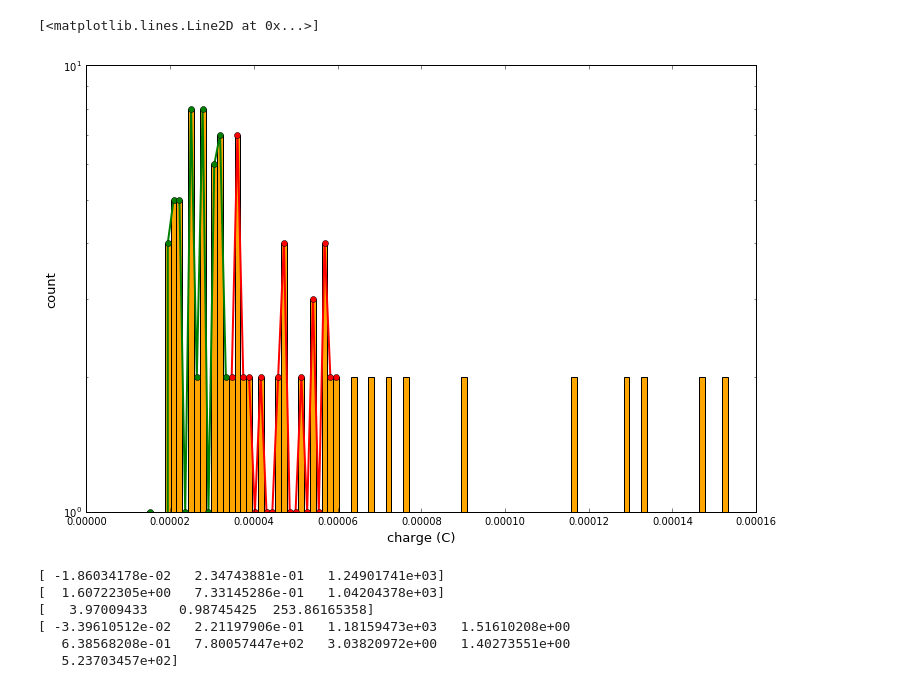
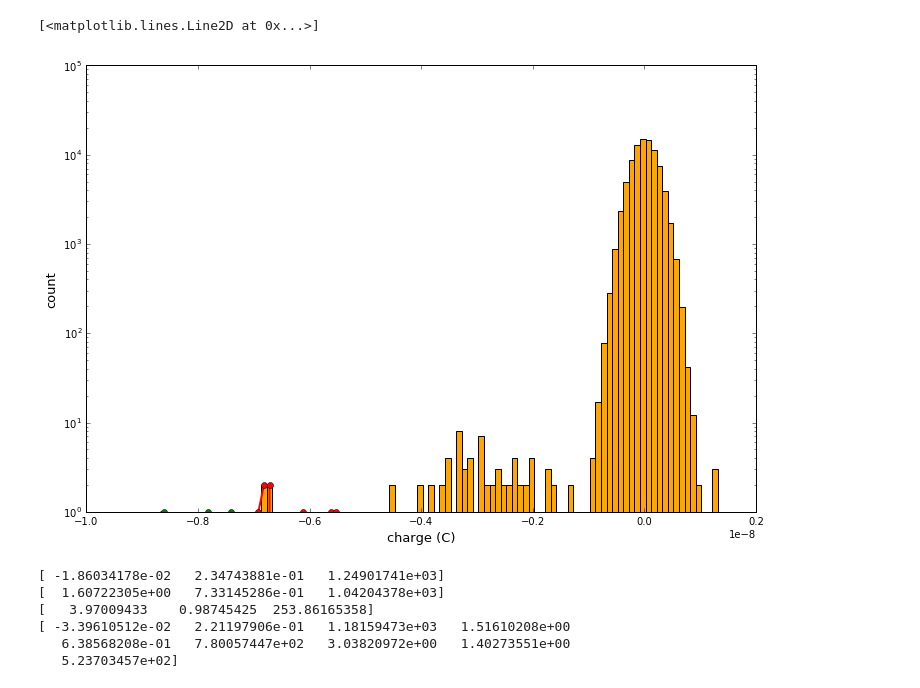
Before and after one commit to jujuhub/annie, a Jupyter notebook: gainCalc.ipynb, the cells around one changed output. Saved outputs shown, nothing was run; the diff lists cells and outputs as text; code cells hidden in the pictures.

```diff
--- a/gainCalc.ipynb
+++ b/gainCalc.ipynb
@@ -56,30 +72,30 @@ skipped -2.60234375e-05
 # %%
 BIN_START = 0
 BIN_END_PT = 14
 DELTA = 0
 EXTRA = 19 #len(new_charge) - BIN_START - BIN_END_PT - DELTA
 
 
 ### plotting
 fig = plt.figure(figsize=(12,8))
 ax1 = fig.add_subplot(111)
 plt.yscale('log', nonposy='clip')
 plt.xlabel('charge (C)', fontsize=13)
 plt.ylabel('count', fontsize=13)
 # plt.xlim(-0.2E-11, 0.6E-11)
 
-ydata, bins, patches = ax1.hist(new_charge, bins=N_HIST_BINS,
+ydata, bins, patches = ax1.hist(charge, bins=N_HIST_BINS,
                                  facecolor='orange')
 
 bins = 1E12*bins
 bin_centers = np.array(bins[:-1]+(bins[1]-bins[0])/2.0)
 
 plt.plot(bin_centers[BIN_START:BIN_END_PT]*1E-12, ydata[BIN_START:BIN_END_PT], lw='2', marker='o')
 plt.plot(bin_centers[BIN_END_PT+DELTA:BIN_END_PT+DELTA+EXTRA]*1E-12, ydata[BIN_END_PT+DELTA:BIN_END_PT+DELTA+EXTRA],
          lw='2', marker='o')
 # %% [output]
 [<matplotlib.lines.Line2D at 0x...>]
-[figure, old version]
+[figure, new version]
 # %%
 # BIN UNCERTAINTIES USING SQRT OF N
 
```
Also changed, not shown: parts of 2 cells of this notebook, 8 other files.
